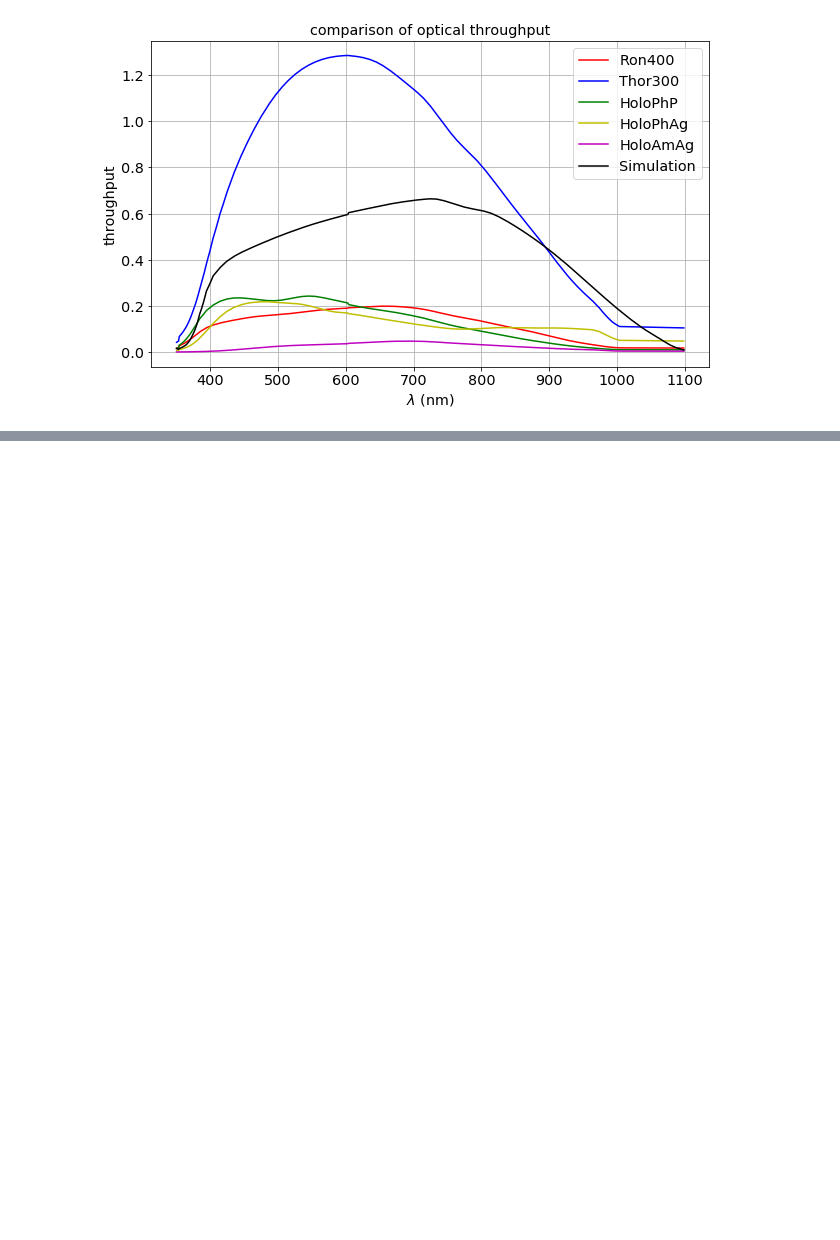
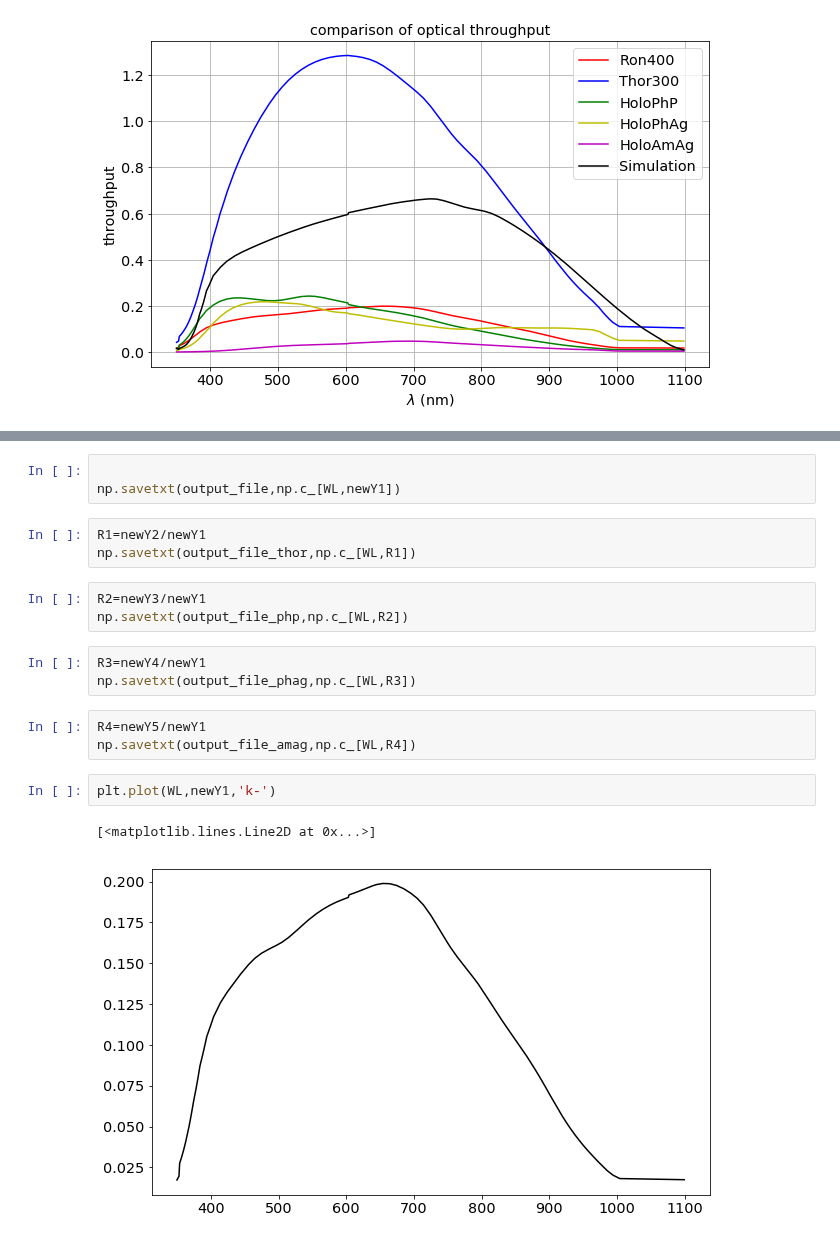
Before and after one commit to sylvielsstfr/SpectractorAnaAtm, a Jupyter notebook: DisperserTransmCalc/CalculateDisperserTransm.ipynb, the cells around one changed output, grey strips where cells are left out. Saved outputs shown, nothing was run; the diff lists cells and outputs as text; blank space fills up the shorter version.

Commit message:
output disperser functions

```diff
--- a/DisperserTransmCalc/CalculateDisperserTransm.ipynb
+++ b/DisperserTransmCalc/CalculateDisperserTransm.ipynb
@@ -387,0 +392,20 @@ Text(0.5,1,'comparison of optical throughput')
+# %%
+
+np.savetxt(output_file,np.c_[WL,newY1])
+# %%
+R1=newY2/newY1
+np.savetxt(output_file_thor,np.c_[WL,R1])
+# %%
+R2=newY3/newY1
+np.savetxt(output_file_php,np.c_[WL,R2])
+# %%
+R3=newY4/newY1
+np.savetxt(output_file_phag,np.c_[WL,R3])
+# %%
+R4=newY5/newY1
+np.savetxt(output_file_amag,np.c_[WL,R4])
+# %%
+plt.plot(WL,newY1,'k-')
+# %% [output]
+[<matplotlib.lines.Line2D at 0x...>]
+[figure, added]
```
Also changed, not shown: parts of 8 cells of this notebook, 1 other file.
